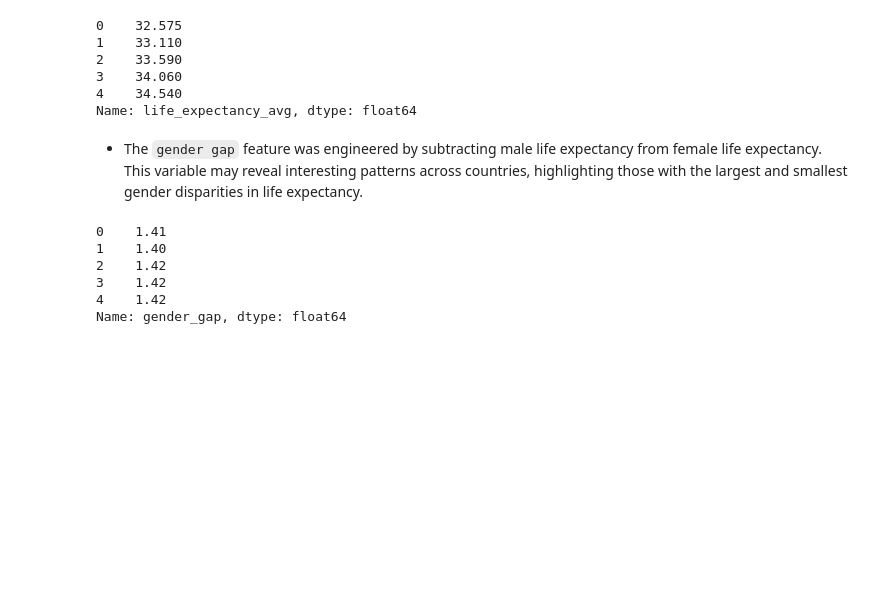
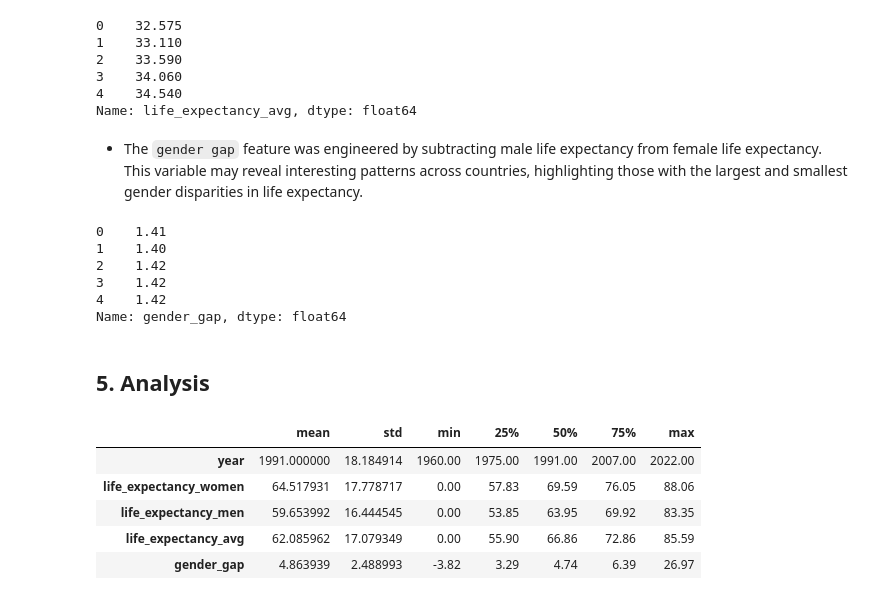
Before and after one commit to pahoalapizco/data_projects, a Jupyter notebook: notebooks/2.0-data_projects-analysis-life_expectancy_analysis.ipynb, the cells around one changed output. Saved outputs shown, nothing was run; the diff lists cells and outputs as text; code cells hidden in the pictures; blank space fills up the shorter version.

```diff
--- a/notebooks/2.0-data_projects-analysis-life_expectancy_analysis.ipynb
+++ b/notebooks/2.0-data_projects-analysis-life_expectancy_analysis.ipynb
@@ -216,3 +220,14 @@ df["gender_gap"].head()
 3    1.42
 4    1.42
 Name: gender_gap, dtype: float64
+# %% [markdown]
+## 5. Analysis
+# %%
+df.describe().T.iloc[::, 1::]
+# %% [output]
+|  | mean | std | min | 25% | 50% | 75% | max |
+| year | 1991.000000 | 18.184914 | 1960.00 | 1975.00 | 1991.00 | 2007.00 | 2022.00 |
+| life_expectancy_women | 64.517931 | 17.778717 | 0.00 | 57.83 | 69.59 | 76.05 | 88.06 |
+| life_expectancy_men | 59.653992 | 16.444545 | 0.00 | 53.85 | 63.95 | 69.92 | 83.35 |
+| life_expectancy_avg | 62.085962 | 17.079349 | 0.00 | 55.90 | 66.86 | 72.86 | 85.59 |
+| gender_gap | 4.863939 | 2.488993 | -3.82 | 3.29 | 4.74 | 6.39 | 26.97 |
```
Also changed, not shown: parts of 8 cells of this notebook.
